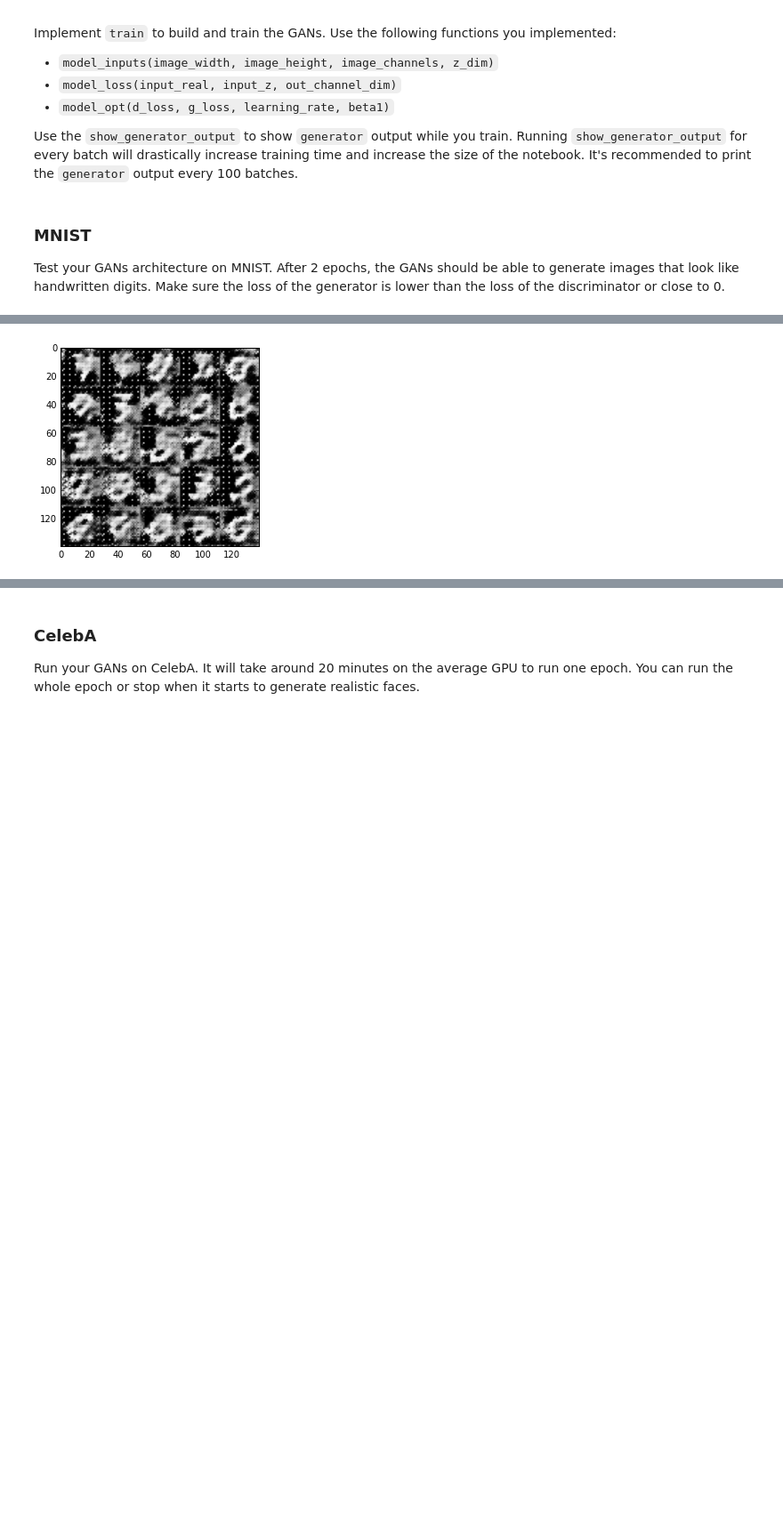
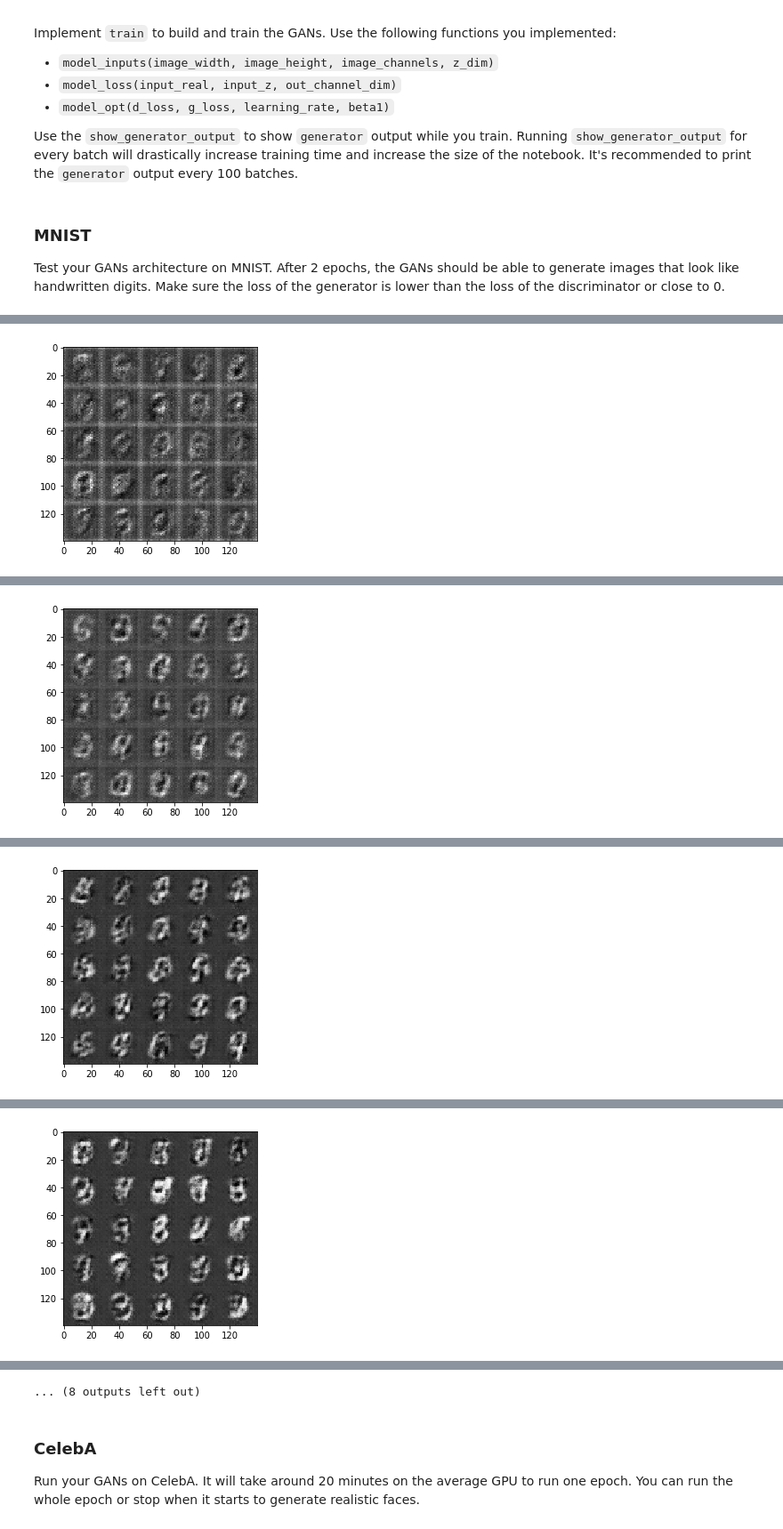
Before and after one commit to bleykher/deep-learning, a Jupyter notebook: face_generation/dlnd_face_generation.ipynb, the cells around one changed output, grey strips where cells are left out. Shown at 89% size. Saved outputs shown, nothing was run; the diff lists cells and outputs as text; code cells hidden in the pictures; blank space fills up the shorter version.

Commit message:
Project 5. Face generation. Trained.

```diff
--- a/face_generation/dlnd_face_generation.ipynb
+++ b/face_generation/dlnd_face_generation.ipynb
@@ -183,12 +180,12 @@ def generator(z, out_channel_dim, is_train=True, alpha=0.2):
     """
     with tf.variable_scope('generator', reuse=not is_train):
         # First fully connected layer
-        x = tf.layers.dense(z, 7 * 7 * 256)
+        x = tf.layers.dense(z, 7 * 7 * 512)
 
-        x = tf.reshape(x, (-1, 7, 7, 256))
+        x = tf.reshape(x, (-1, 7, 7, 512))
         x = tf.layers.batch_normalization(x, training=is_train)
         x = tf.maximum(x, alpha * x)
-        # 7x7x256
+        # 7x7x512
 
         x = tf.layers.conv2d_transpose(x, 128, 4, strides=2, padding='same')
         x = tf.layers.batch_normalization(x, training=is_train)
@@ -196,7 +193,7 @@ def generator(z, out_channel_dim, is_train=True, alpha=0.2):
         # 14x14x128
 
         # Output layer, 28x28x3
-        logits = tf.layers.conv2d_transpose(x, out_channel_dim, 4, strides=2, padding='same')
+        logits = tf.layers.conv2d_transpose(x, out_channel_dim, 8, strides=2, padding='same')
 
         out = tf.tanh(logits)
 
@@ -356,13 +353,15 @@ def train(epoch_count, batch_size, z_dim, learning_rate, beta1, get_batches, dat
                           "Generator Loss: {:.4f}".format(train_loss_g))
                 if n_batches % show_every == 0:
                     show_generator_output(sess, 25, z_inputs, image_channels, data_image_mode)
+        print("Result for trained generator:")
+        show_generator_output(sess, 25, z_inputs, image_channels, data_image_mode)
 # %% [markdown]
 ### MNIST
 Test your GANs architecture on MNIST.  After 2 epochs, the GANs should be able to generate images that look like handwritten digits.  Make sure the loss of the generator is lower than the loss of the discriminator or close to 0.
 # %%
-batch_size = 512
+batch_size = 128
 z_dim = 128
-learning_rate = 0.01
+learning_rate = 0.0002
 beta1 = 0.5
 
 
@@ -389 +388 @@ Epoch 1/2... Discriminator Loss: 0.6913... Generator Loss: 1.7277
-[figure, old version]
+[figure, new version]
@@ -394,0 +399 @@ Epoch 2/2... Discriminator Loss: 2.3745... Generator Loss: 1.0086
+[figure, added]
@@ -394,0 +410 @@ Epoch 2/2... Discriminator Loss: 2.3745... Generator Loss: 1.0086
+[figure, added]
@@ -394,0 +421 @@ Epoch 2/2... Discriminator Loss: 2.3745... Generator Loss: 1.0086
+[figure, added]
@@ -395,3 +444,4 @@ Epoch 2/2... Discriminator Loss: 2.3745... Generator Loss: 1.0086
+... (8 outputs left out)
 # %% [markdown]
 ### CelebA
 Run your GANs on CelebA.  It will take around 20 minutes on the average GPU to run one epoch.  You can run the whole epoch or stop when it starts to generate realistic faces.
```
Also changed, not shown: parts of 8 cells of this notebook.
